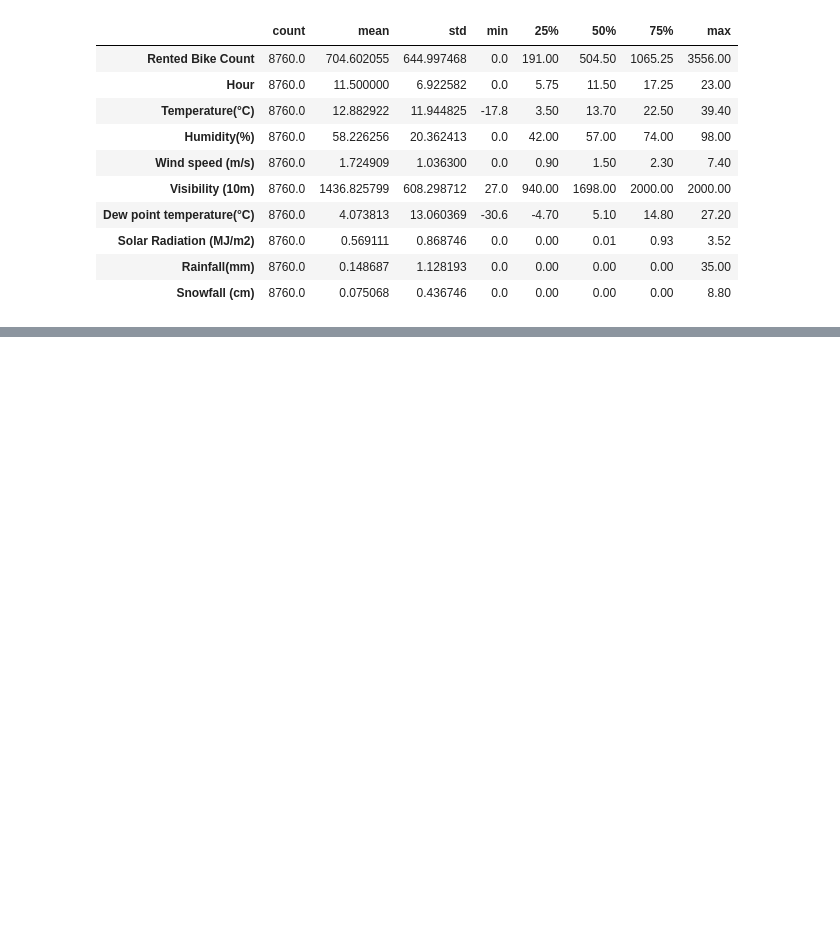
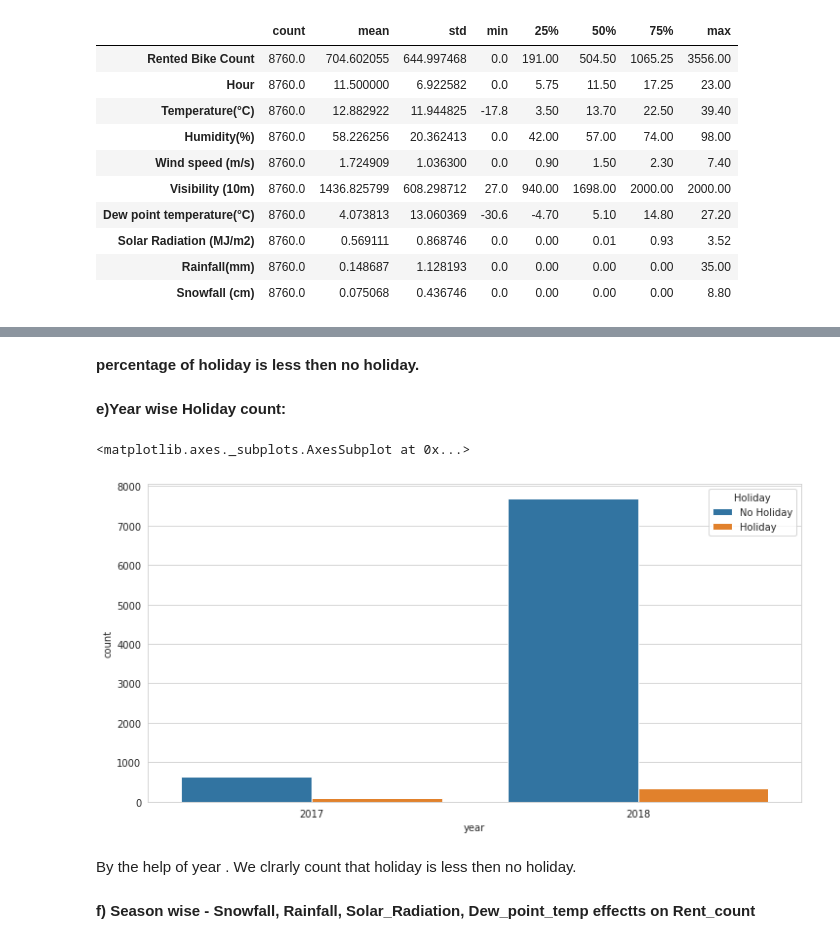
Before and after one commit to 143biswajit/Bike_Sharing_Demand_Prediction, a Jupyter notebook: Bike_Sharing_Demand_Prediction_Capstone_Project.ipynb, the cells around one changed output, grey strips where cells are left out. Saved outputs shown, nothing was run; the diff lists cells and outputs as text; code cells hidden in the pictures; blank space fills up the shorter version.

```diff
--- a/Bike_Sharing_Demand_Prediction_Capstone_Project.ipynb
+++ b/Bike_Sharing_Demand_Prediction_Capstone_Project.ipynb
@@ -180,0 +319,14 @@ df.describe().T
+# %% [markdown]
+**percentage of holiday is less then no holiday.**
+# %% [markdown]
+**e)Year wise Holiday count:**
+# %%
+plt.figure(figsize =(12,6))
+sns.countplot(x= 'year',hue='Holiday',data=df)
+# %% [output]
+<matplotlib.axes._subplots.AxesSubplot at 0x...>
+[figure, added]
+# %% [markdown]
+By the help of year . We clrarly count that holiday is less then no holiday.
+# %% [markdown]
+**f) Season wise - Snowfall, Rainfall, Solar_Radiation, Dew_point_temp effectts on Rent_count**
```
Also changed, not shown: parts of 39 cells of this notebook.
